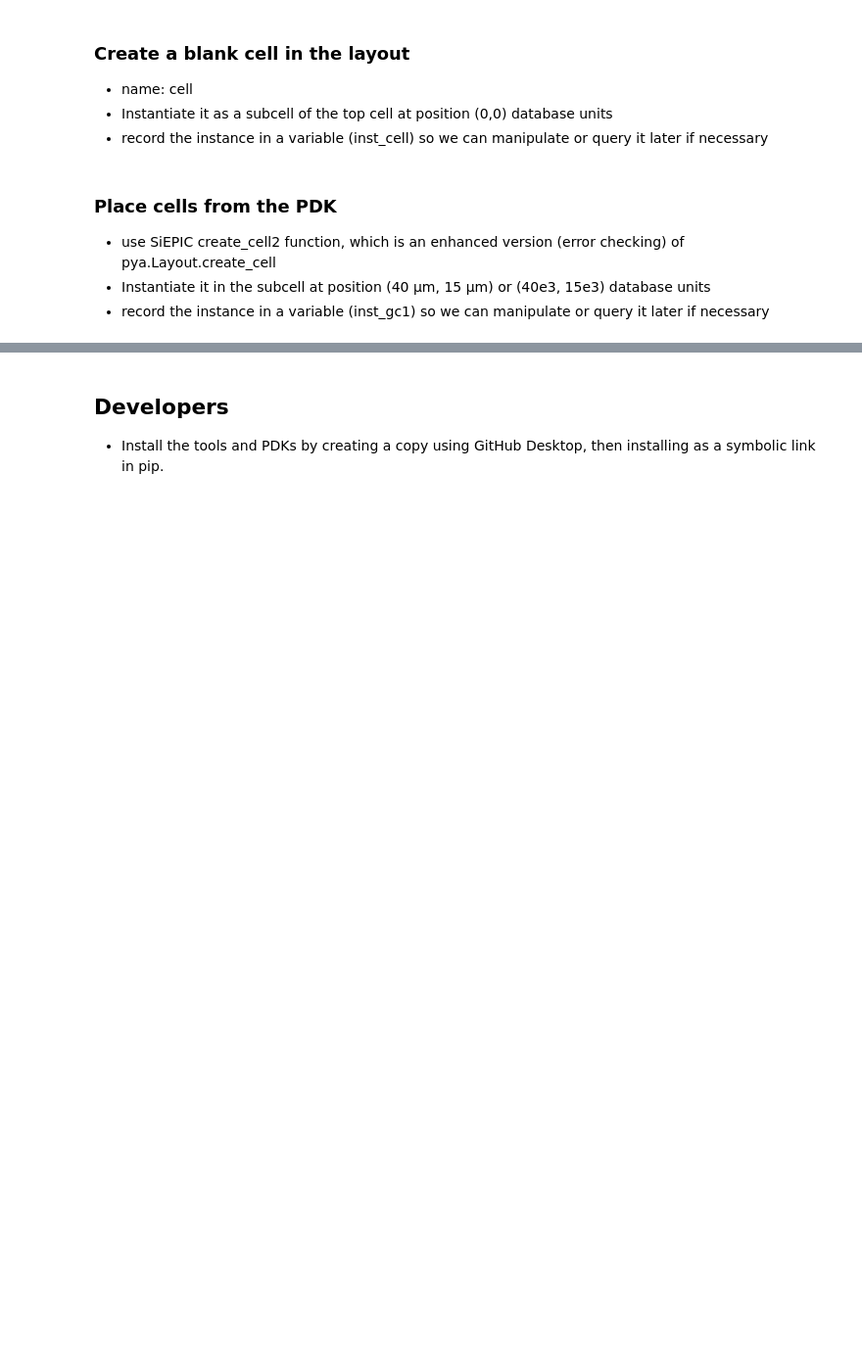
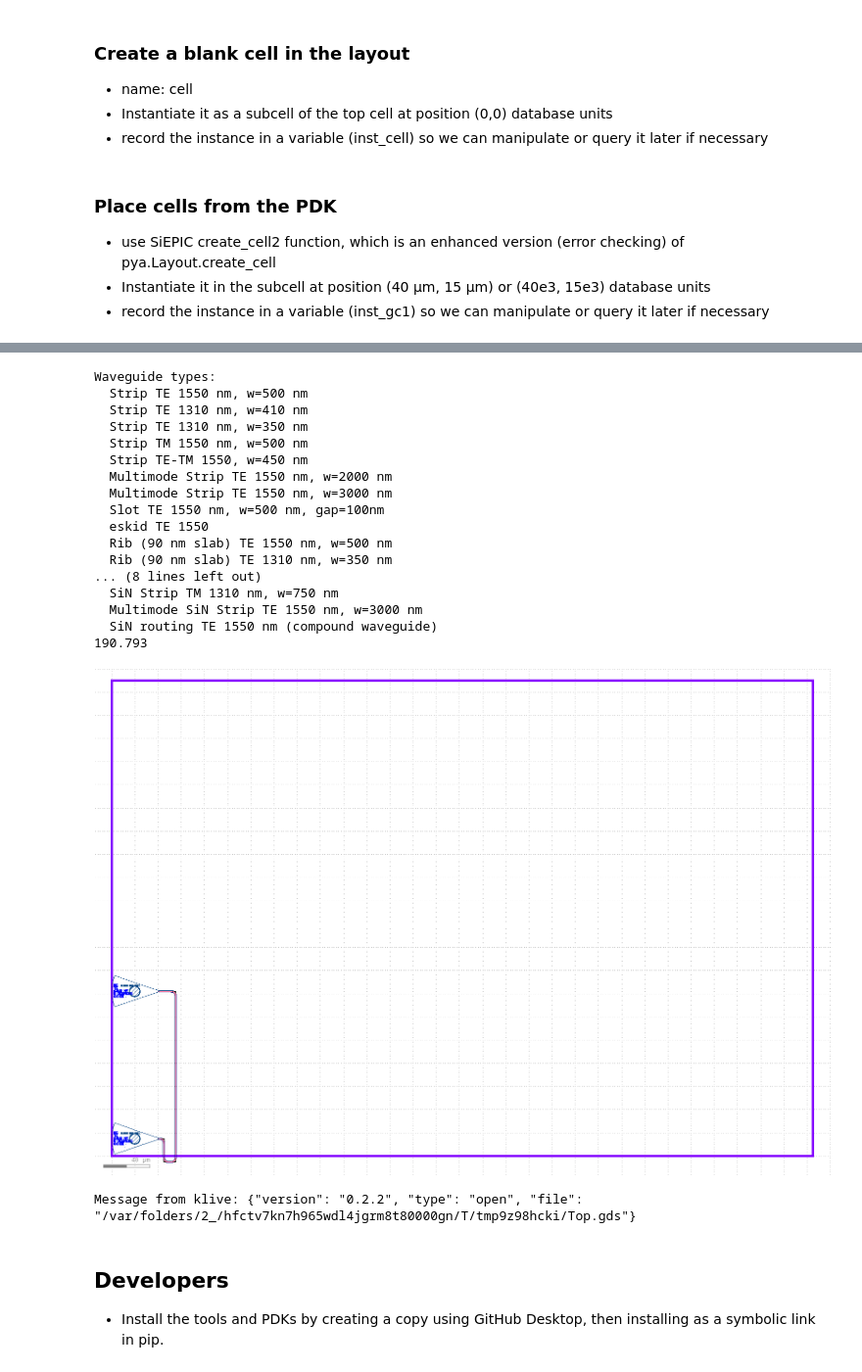
Before and after one commit to SiEPIC/SiEPIC-Tools, a Jupyter notebook: Documentation/KLayout-SiEPIC-Tools Python Programming.ipynb, the cells around one changed output, grey strips where cells are left out. Shown: that part at 98% size. Saved outputs shown, nothing was run; the diff lists cells and outputs as text; code cells hidden in the pictures; blank space fills up the shorter version.

```diff
--- a/Documentation/KLayout-SiEPIC-Tools Python Programming.ipynb
+++ b/Documentation/KLayout-SiEPIC-Tools Python Programming.ipynb
@@ -63,3 +118,44 @@ inst_gc1 = cell.insert(pya.CellInstArray(subcell.cell_index(), t))
+# %%
+from SiEPIC.utils import load_Waveguides_by_Tech
+waveguide_types = load_Waveguides_by_Tech(tech_name)
+
+print('Waveguide types:')
+for w in waveguide_types:
+    print('  %s' % w['name'])
+wg_type = waveguide_types[0]['name']
+
+from SiEPIC.scripts import connect_pins_with_waveguide
+wg = connect_pins_with_waveguide(inst_gc1, 'opt1', inst_gc2, 'opt1',
+                                    turtle_A=[5, -90,
+                                              20, 90, 10, 90, 1, 90],
+                                    waveguide_type=wg_type,
+                                )
+
+from SiEPIC.utils import waveguide_length
+print(waveguide_length(wg))
+
+topcell.plot() # in the browser
+topcell.show() # in KLayout GUI
+# %% [output]
+Waveguide types:
+  Strip TE 1550 nm, w=500 nm
+  Strip TE 1310 nm, w=410 nm
+  Strip TE 1310 nm, w=350 nm
+  Strip TM 1550 nm, w=500 nm
+  Strip TE-TM 1550, w=450 nm
+  Multimode Strip TE 1550 nm, w=2000 nm
+  Multimode Strip TE 1550 nm, w=3000 nm
+  Slot TE 1550 nm, w=500 nm, gap=100nm
+  eskid TE 1550
+  Rib (90 nm slab) TE 1550 nm, w=500 nm
+  Rib (90 nm slab) TE 1310 nm, w=350 nm
+... (8 lines left out)
+  SiN Strip TM 1310 nm, w=750 nm
+  Multimode SiN Strip TE 1550 nm, w=3000 nm
+  SiN routing TE 1550 nm (compound waveguide)
+190.793
+[figure, added]
+Message from klive: {"version": "0.2.2", "type": "open", "file": "/var/folders/2_/hfctv7kn7h965wdl4jgrm8t80000gn/T/tmp9z98hcki/Top.gds"}
 # %% [markdown]
 ## Developers
 - Install the tools and PDKs by creating a copy using GitHub Desktop, then installing as a symbolic link in pip.
```
Also changed, not shown: parts of 7 cells of this notebook, 3 other files.
